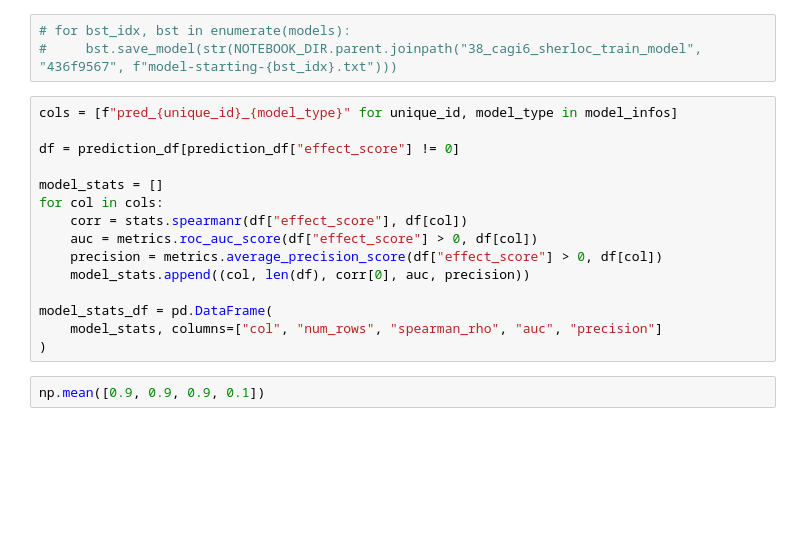
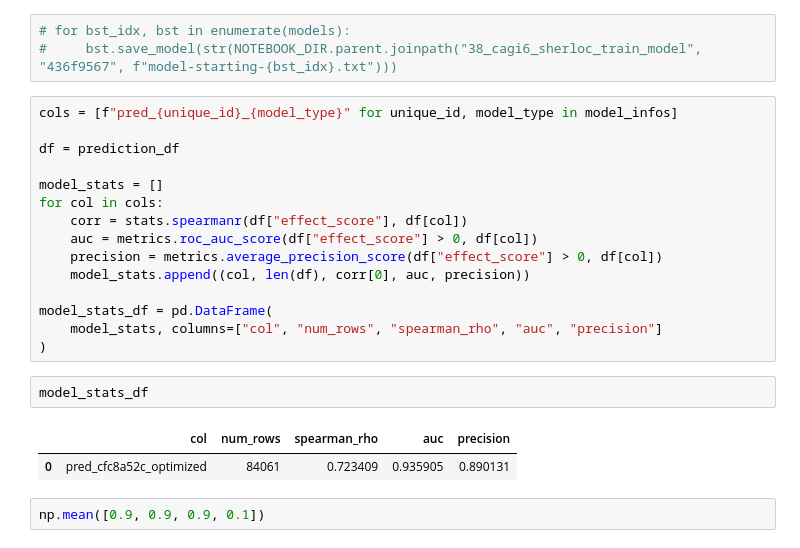
Before and after one commit to elaspic/cagi6-submission, a Jupyter notebook: notebooks/45_validate_models.ipynb, the cells around one changed output. Cells and saved outputs as stored; diff of their text form; blank space fills up the shorter version.

```diff
--- a/notebooks/45_validate_models.ipynb
+++ b/notebooks/45_validate_models.ipynb
@@ -317,7 +375,7 @@ for unique_id, model_type in tqdm(model_infos):
 # %%
 cols = [f"pred_{unique_id}_{model_type}" for unique_id, model_type in model_infos]
 
-df = prediction_df[prediction_df["effect_score"] != 0]
+df = prediction_df
 
 model_stats = []
 for col in cols:
@@ -329,6 +387,11 @@ for col in cols:
 model_stats_df = pd.DataFrame(
     model_stats, columns=["col", "num_rows", "spearman_rho", "auc", "precision"]
 )
+# %%
+model_stats_df
+# %% [output]
+|  | col | num_rows | spearman_rho | auc | precision |
+| 0 | pred_cfc8a52c_optimized | 84061 | 0.723409 | 0.935905 | 0.890131 |
 # %%
 np.mean([0.9, 0.9, 0.9, 0.1])
 # %% [output]
```
Also changed, not shown: parts of 21 cells of this notebook.
